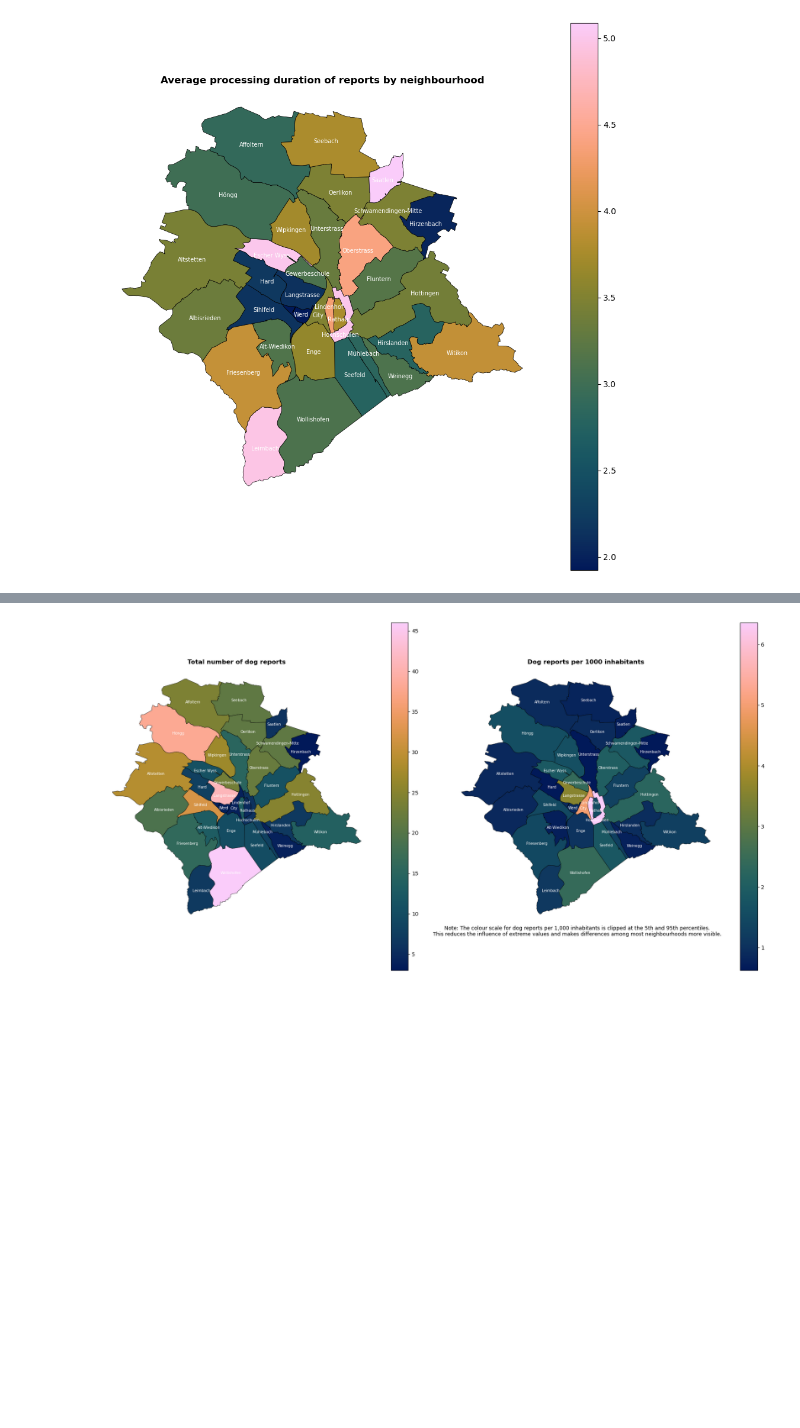
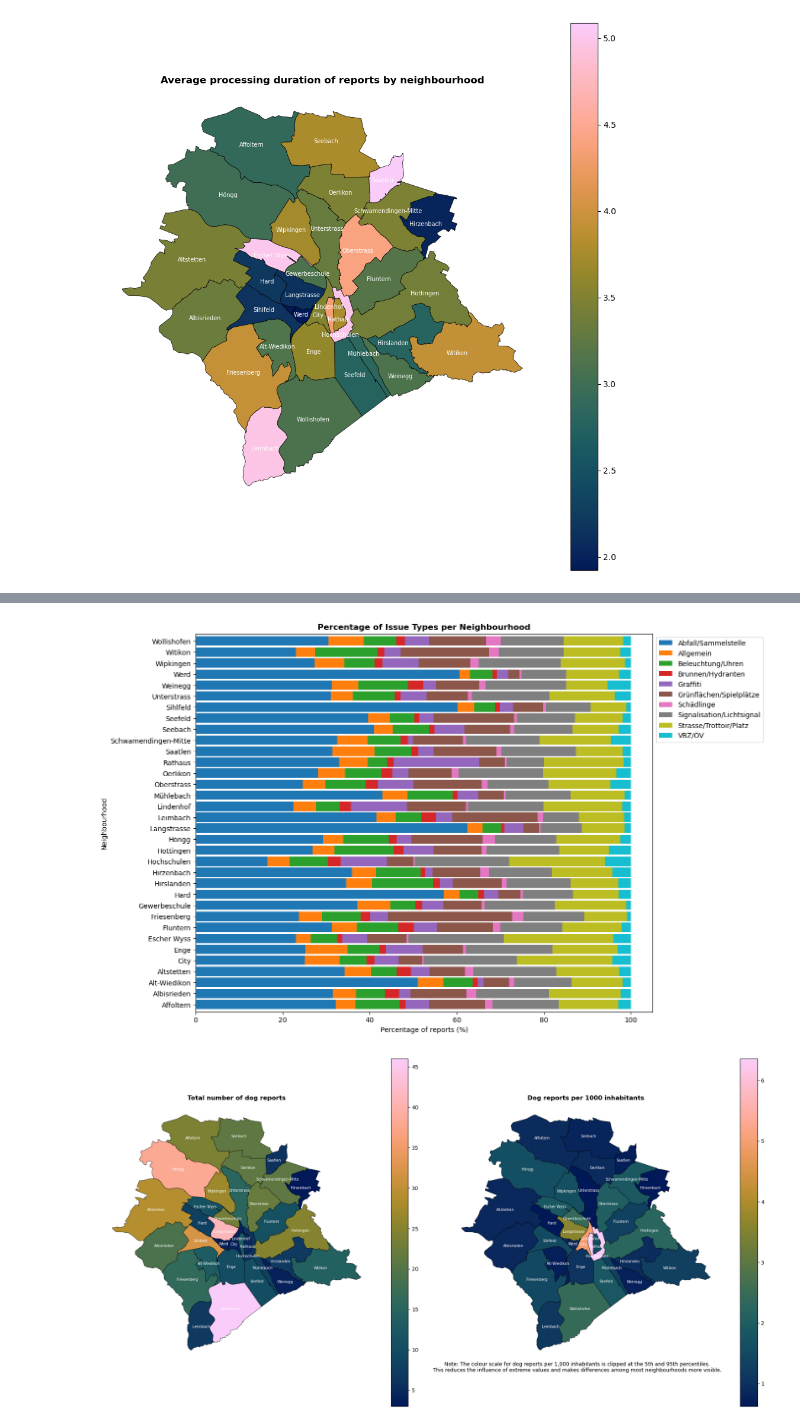
Before and after one commit to lukasgoetz-debug/sds210-project-lukas-goetz, a Jupyter notebook: notebooks/03_analysis_plots.ipynb, the cells around one changed output, grey strips where cells are left out. Saved outputs shown, nothing was run; the diff lists cells and outputs as text; code cells hidden in the pictures; blank space fills up the shorter version.

```diff
--- a/notebooks/sds_proj_analysis.ipynb
+++ b/notebooks/03_analysis_plots.ipynb
@@ -531 +454,38 @@ plt.show()
+# %%
+# (5) What percentage of reports in a neighbourhood belong to each issue type?
+
+# Calculate percentage share of each issue type per neighbourhood
+# Pandas crosstable counts how often a combination from a qname and service_name appers. Then this is normalized and multiplied to percentages
+issue_shares = pd.crosstab(
+    reports_quartier["qname"],
+    reports_quartier["service_name"],
+    normalize="index"
+) * 100
+
+# Plot stacked horizontal bar chart
+ax = issue_shares.plot(
+    kind="barh",
+    stacked=True,
+    figsize=(12, 10),
+    width=0.85
+)
+
+ax.set_xlabel("Percentage of reports (%)")
+ax.set_ylabel("Neighbourhood")
+ax.set_title(
+    "Percentage of Issue Types per Neighbourhood",
+    fontsize=12,
+    fontweight="bold"
+)
+
+ax.legend(
+    bbox_to_anchor= (1, 1),
+    loc="upper left"
+)
+
+save_figure("service_type_shares")
+
+plt.show()
+# %% [output]
+[figure, added]
 # %%
```
Also changed, not shown: parts of 10 cells of this notebook, 4 other files.
